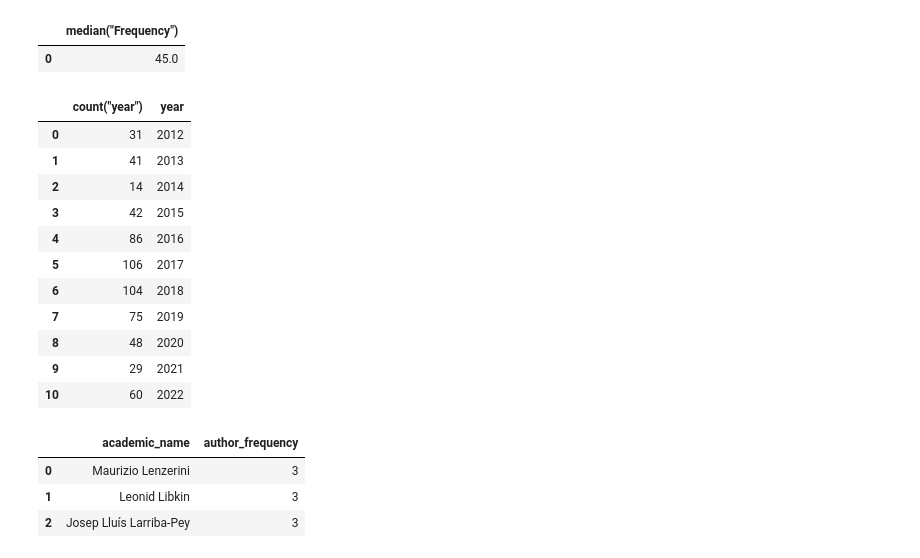
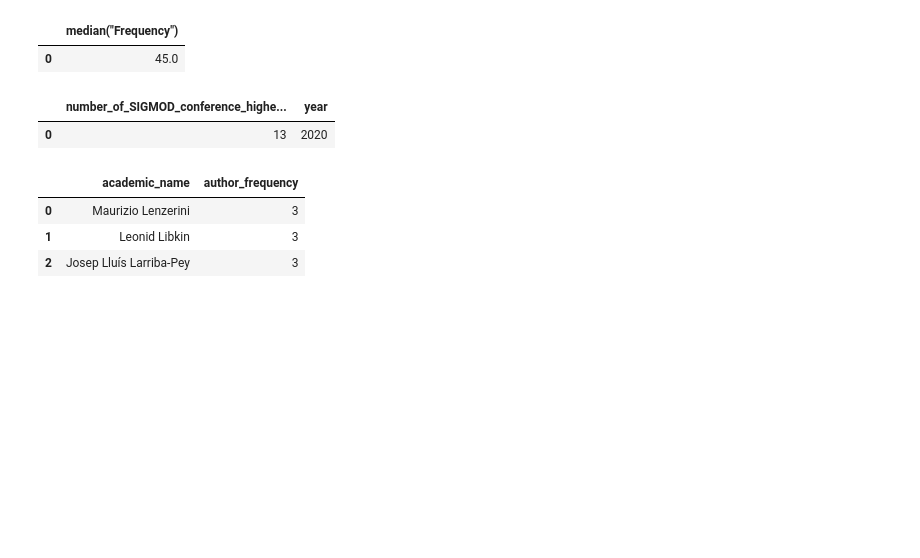
Before and after one commit to OGnTn/daos_project, a Jupyter notebook: duck_queries.ipynb, the cells around one changed output. Cells and saved outputs as stored; diff of their text form; code cells hidden in the pictures; blank space fills up the shorter version.

```diff
--- a/duck_queries.ipynb
+++ b/duck_queries.ipynb
@@ -142,47 +146,37 @@ queryM4_2 = """
                         ORDER BY improceeding_authors) x
                         WHERE x.improceeding_authors > 10) y
                         JOIN improceeding ON improceeding.improceeding_id=y.improceeding_id
                         JOIN booktitle_improceeding ON booktitle_improceeding.improceeding_id=improceeding.improceeding_id
                         JOIN booktitle ON booktitle.booktitle_id=booktitle_improceeding.booktitle_id
                         WHERE booktitle.booktitle_name LIKE '%SIGMOD%'
                         GROUP BY year
                         ORDER BY improceeding_frequency_10 DESC)"""
 
 #Filter > 10 not working
 queryM4 = """
             SELECT MAX(improceeding_frequency_10) as number_of_SIGMOD_conference_higher_than_10_authors, ANY_VALUE(year) as year
             FROM
                 (SELECT COUNT(year) as improceeding_frequency_10, year
                 FROM
                     (SELECT improceeding_id
                     FROM
                         (SELECT COUNT(improceeding.improceeding_id) as improceeding_authors, improceeding.improceeding_id
                         FROM author_inproceeding
                         JOIN improceeding ON improceeding.improceeding_id=author_inproceeding.improceeding_id
                         GROUP BY improceeding.improceeding_id
                         ORDER BY improceeding_authors) x
-                        WHERE x.improceeding_authors > 0) y
+                        WHERE x.improceeding_authors > 10) y
                         JOIN improceeding ON improceeding.improceeding_id=y.improceeding_id
                         JOIN booktitle_improceeding ON booktitle_improceeding.improceeding_id=improceeding.improceeding_id
                         JOIN booktitle ON booktitle.booktitle_id=booktitle_improceeding.booktitle_id
                         WHERE booktitle.booktitle_name LIKE '%SIGMOD%'
                         GROUP BY year
                         ORDER BY improceeding_frequency_10 DESC)"""
 
-duckdb.query(queryM4_1).to_df()
+duckdb.query(queryM4).to_df()
 # %% [output]
-|  | count("year") | year |
-| 0 | 31 | 2012 |
-| 1 | 41 | 2013 |
-| 2 | 14 | 2014 |
-| 3 | 42 | 2015 |
-| 4 | 86 | 2016 |
-| 5 | 106 | 2017 |
-| 6 | 104 | 2018 |
-| 7 | 75 | 2019 |
-| 8 | 48 | 2020 |
-| 9 | 29 | 2021 |
-| 10 | 60 | 2022 |
+|  | number_of_SIGMOD_conference_highe... | year |
+| 0 | 13 | 2020 |
 # %%
 #queryM5_1 = """SELECT COUNT(academic.academic_name) AS author_frequency, academic.academic_name FROM academic JOIN editor_proceeding ON academic.academic_id=editor_proceeding.academic_id JOIN proceeding ON proceeding.proceeding_id=editor_proceeding.proceeding_id WHERE proceeding.proceeding_title LIKE '%PODS%' GROUP BY academic.academic_name ORDER BY author_frequency DESC"
 
```
Also changed, not shown: parts of 6 cells of this notebook.
